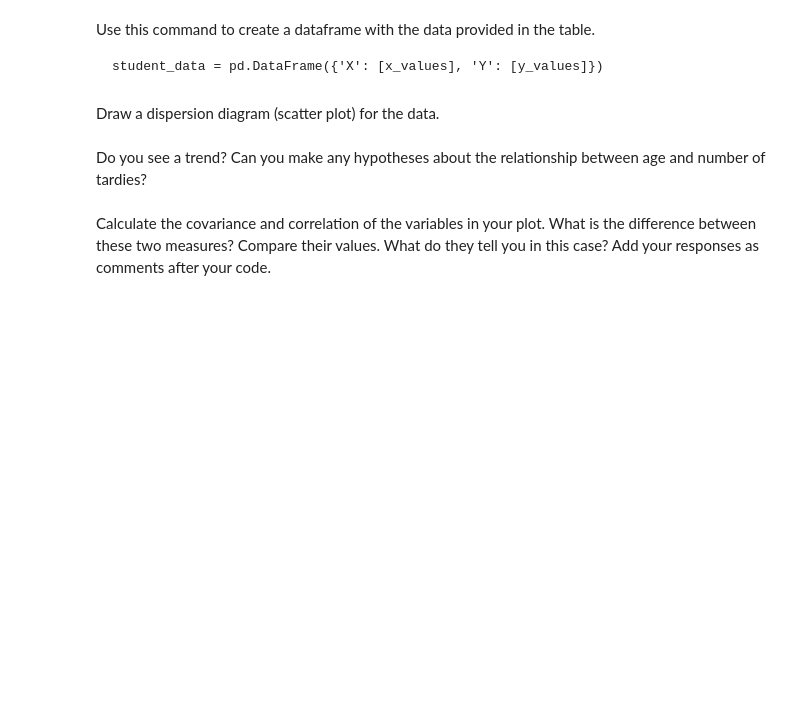
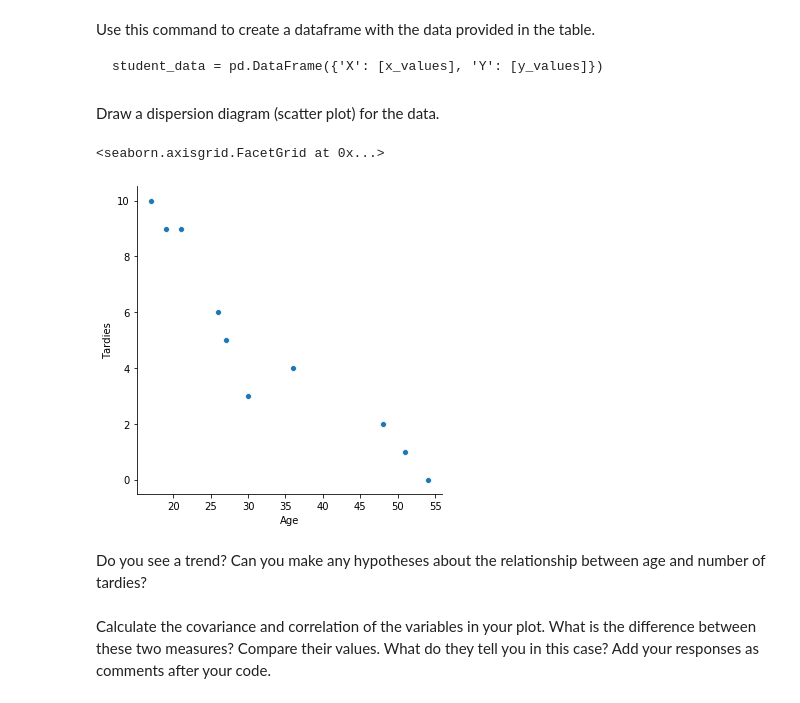
Before and after one commit to ta-datapt-bcn/lab-regression-analysis, a Jupyter notebook: your-code.ipynb, the cells around one changed output. Drawn from its saved outputs; the diff is of its cells as text; code cells hidden in the pictures; blank space fills up the shorter version.

```diff
--- a/your-code.ipynb
+++ b/your-code.ipynb
@@ -33,6 +39,14 @@ student_data = pd.DataFrame({'X': [x_values], 'Y': [y_values]})
+# %%
+# Your code here.
+student_data = pd.DataFrame({'StudentID': [1,2,3,4,5,6,7,8,9,10], 'Age': [17,51,27,21,36,48,19,26,54,30],
+                             'Tardies': [10,1,5,9,4,2,9,6,0,3]})
 # %% [markdown]
 Draw a dispersion diagram (scatter plot) for the data.
 # %%
 # Your code here.
+sns.relplot(x="Age", y="Tardies", data=student_data)
+# %% [output]
+<seaborn.axisgrid.FacetGrid at 0x...>
+[figure, added]
 # %% [markdown]
 Do you see a trend? Can you make any hypotheses about the relationship between age and number of tardies?
```
Also changed, not shown: parts of 31 cells of this notebook, 1 other file.
